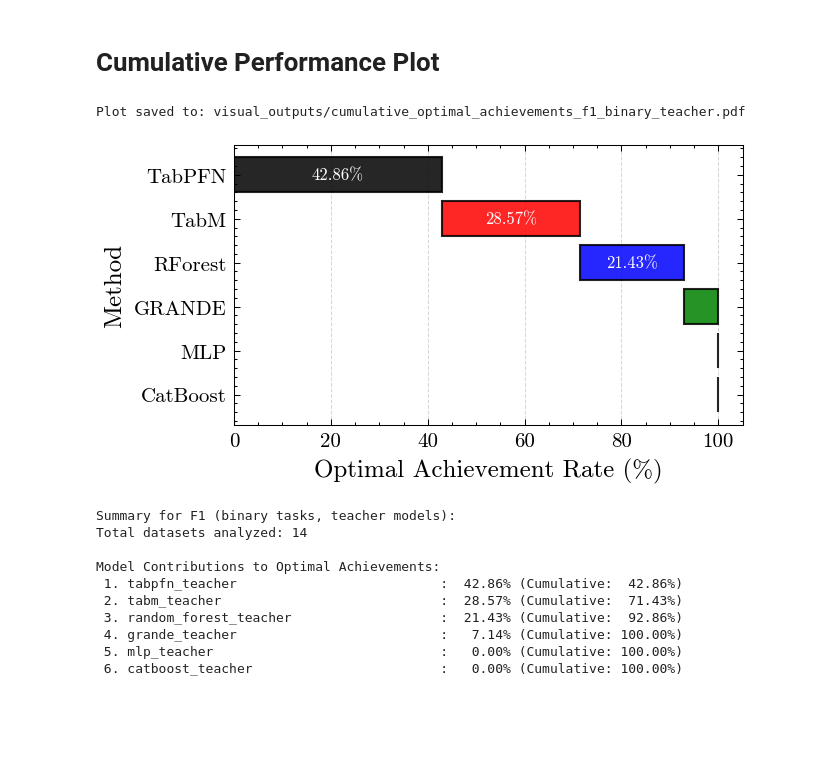
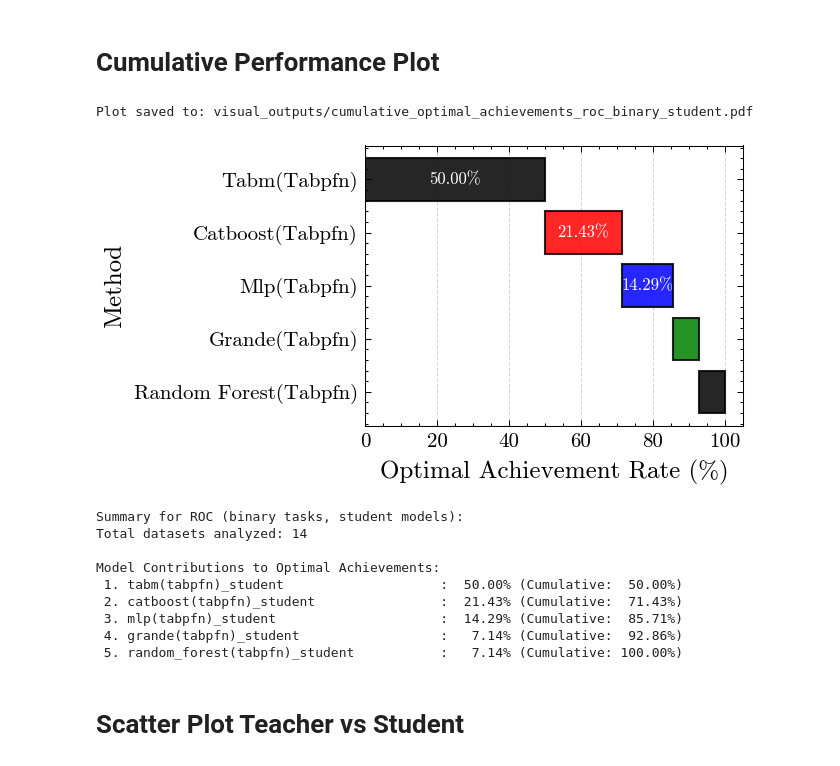
Before and after one commit to RaiiZen1/master-projectV2, a Jupyter notebook: notebooks/results_analysis.ipynb, the cells around one changed output. Cells and saved outputs as stored; diff of their text form; code cells hidden in the pictures; blank space fills up the shorter version.

```diff
--- a/notebooks/results_analysis.ipynb
+++ b/notebooks/results_analysis.ipynb
@@ -681,7 +674,7 @@ def prettify(key: str) -> str:
         'grande'      : 'GRANDE',
         'catboost'    : 'CatBoost',
         'mlp'         : 'MLP',
-        'random_forest' : 'RForest',
+        'random_forest' : 'Random Forest',
         # add more if needed
     }
 
@@ -832,17 +825,18 @@ def plot_cumulative_optimal_achievements(metric='f1', task_filter=None, model_fi
         print(f"{i+1:2d}. {model_name:<40s}: {ind_freq_perc:>6.2f}% (Cumulative: {current_sum_print:>6.2f}%)")
 # %%
 # Example 1: Cumulative F1 score for binary classification (both teacher and student models)
-plot_cumulative_optimal_achievements(metric='f1', task_filter='binary', model_filter='teacher', save_path='visual_outputs')
+plot_cumulative_optimal_achievements(metric='roc', task_filter='binary', model_filter='student', save_path='visual_outputs')
 # %% [output]
-Plot saved to: visual_outputs/cumulative_optimal_achievements_f1_binary_teacher.pdf
+Plot saved to: visual_outputs/cumulative_optimal_achievements_roc_binary_student.pdf
-[figure, old version]
+[figure, new version]
-Summary for F1 (binary tasks, teacher models):
+Summary for ROC (binary tasks, student models):
 Total datasets analyzed: 14
 
 Model Contributions to Optimal Achievements:
- 1. tabpfn_teacher                          :  42.86% (Cumulative:  42.86%)
- 2. tabm_teacher                            :  28.57% (Cumulative:  71.43%)
- 3. random_forest_teacher                   :  21.43% (Cumulative:  92.86%)
- 4. grande_teacher                          :   7.14% (Cumulative: 100.00%)
- 5. mlp_teacher                             :   0.00% (Cumulative: 100.00%)
- 6. catboost_teacher                        :   0.00% (Cumulative: 100.00%)
+ 1. tabm(tabpfn)_student                    :  50.00% (Cumulative:  50.00%)
+ 2. catboost(tabpfn)_student                :  21.43% (Cumulative:  71.43%)
+ 3. mlp(tabpfn)_student                     :  14.29% (Cumulative:  85.71%)
+ 4. grande(tabpfn)_student                  :   7.14% (Cumulative:  92.86%)
+ 5. random_forest(tabpfn)_student           :   7.14% (Cumulative: 100.00%)
+# %% [markdown]
+# Scatter Plot Teacher vs Student
```
Also changed, not shown: parts of 7 cells of this notebook, 2 other files.
